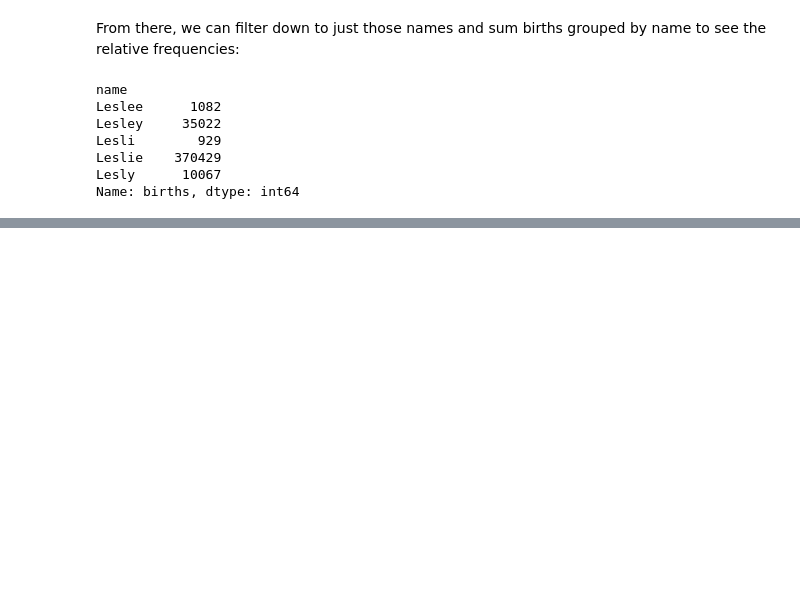
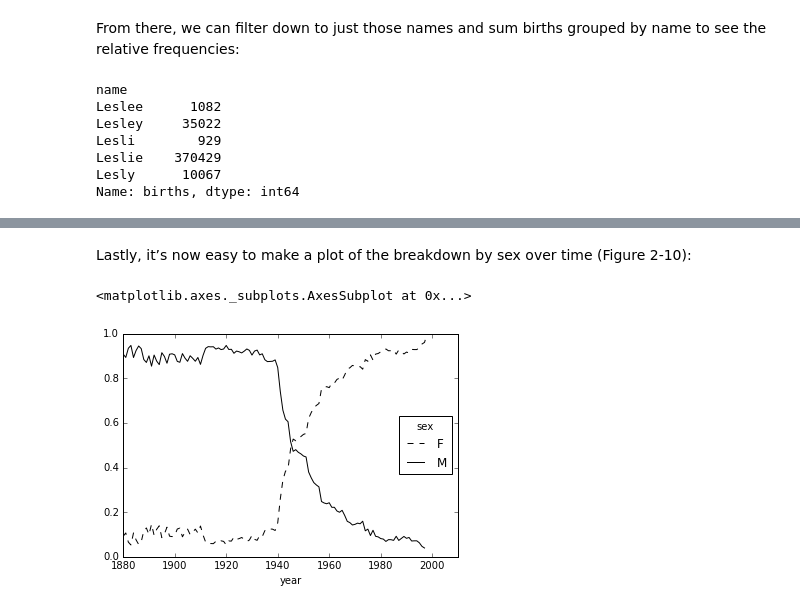
Before and after one commit to kevmct90/Python4DataScience, a Jupyter notebook: ch02/ch02.ipynb, the cells around one changed output, grey strips where cells are left out. Saved outputs shown, nothing was run; the diff lists cells and outputs as text; code cells hidden in the pictures; blank space fills up the shorter version.

```diff
--- a/ch02.ipynb
+++ b/ch02/ch02.ipynb
@@ -990,0 +995,6 @@ Name: births, dtype: int64
+# %%
+# table = filtered.pivot_table('births', rows='year',cols='sex', aggfunc='sum')
+# The solution for me was to change 'rows=>index' and 'cols=>columns'):
+table = filtered.pivot_table('births', index='year',columns='sex', aggfunc='sum')
+# %%
+table = table.div(table.sum(1), axis=0)
@@ -990,0 +1011,7 @@ Name: births, dtype: int64
+# %% [markdown]
+Lastly, it’s now easy to make a plot of the breakdown by sex over time (Figure 2-10):
+# %%
+table.plot(style={'M': 'k-', 'F': 'k--'})
+# %% [output]
+<matplotlib.axes._subplots.AxesSubplot at 0x...>
+[figure, added]
```
Also changed, not shown: parts of 7 cells of this notebook.
